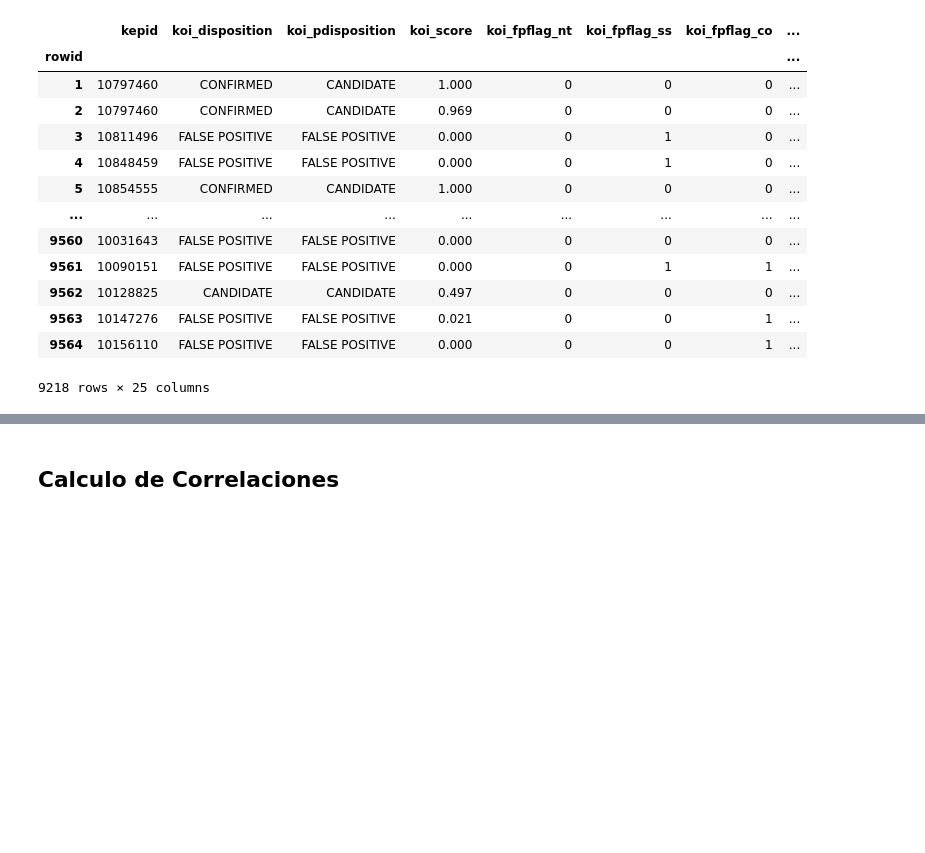
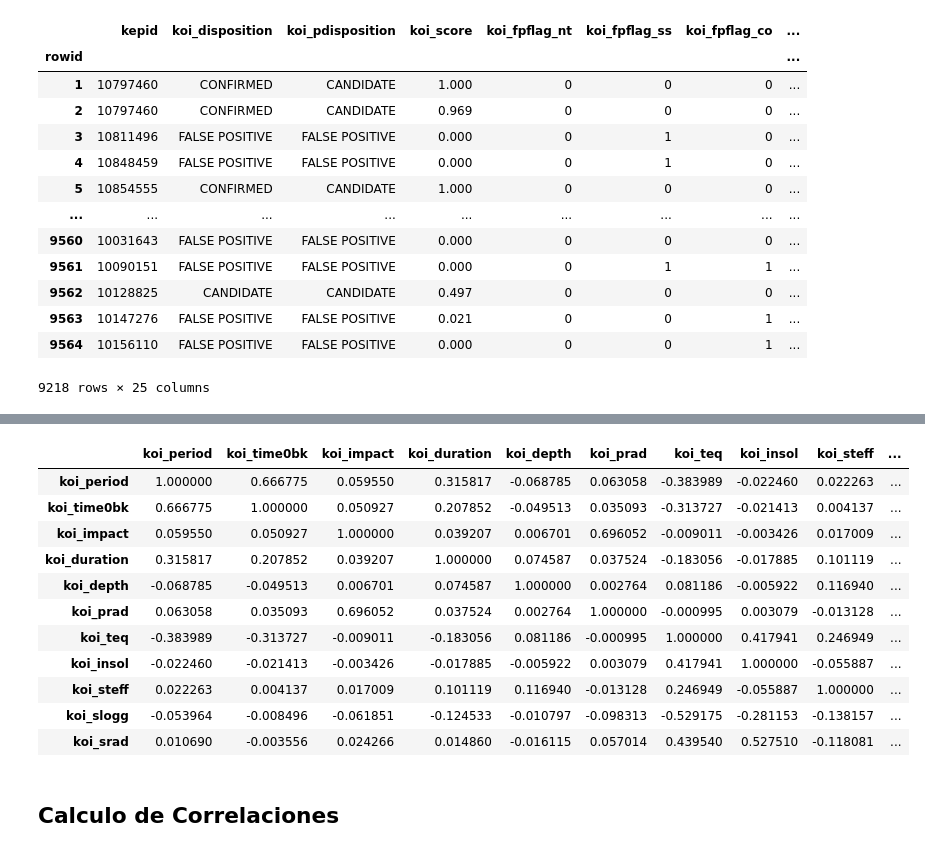
Before and after one commit to lvalencia232/KeplerExoplanet, a Jupyter notebook: kepler_exoplanet.ipynb, the cells around one changed output, grey strips where cells are left out. Saved outputs shown, nothing was run; the diff lists cells and outputs as text; code cells hidden in the pictures; blank space fills up the shorter version.

```diff
--- a/kepler_exoplanet.ipynb
+++ b/kepler_exoplanet.ipynb
@@ -364,0 +377,5 @@ df_copy2
+# %%
+disposition = ['koi_disposition','koi_pdisposition']
+koi_flags = ['koi_fpflag_nt','koi_fpflag_ss','koi_fpflag_co','koi_fpflag_ec']
+trans_prop = ['koi_period','koi_time0bk','koi_impact','koi_duration','koi_depth','koi_prad','koi_teq','koi_insol']
+stellar_par = ['koi_steff','koi_slogg','koi_srad']
@@ -365,3 +419,19 @@ df_copy2
+# %%
+df_copy2[trans_prop + stellar_par].corr()
+#veamos la correlacion entre las propiedades de transicion y los parametros estelares
+# %% [output]
+|  | koi_period | koi_time0bk | koi_impact | koi_duration | koi_depth | koi_prad | koi_teq | koi_insol | koi_steff | ... |
+| koi_period | 1.000000 | 0.666775 | 0.059550 | 0.315817 | -0.068785 | 0.063058 | -0.383989 | -0.022460 | 0.022263 | ... |
+| koi_time0bk | 0.666775 | 1.000000 | 0.050927 | 0.207852 | -0.049513 | 0.035093 | -0.313727 | -0.021413 | 0.004137 | ... |
+| koi_impact | 0.059550 | 0.050927 | 1.000000 | 0.039207 | 0.006701 | 0.696052 | -0.009011 | -0.003426 | 0.017009 | ... |
+| koi_duration | 0.315817 | 0.207852 | 0.039207 | 1.000000 | 0.074587 | 0.037524 | -0.183056 | -0.017885 | 0.101119 | ... |
+| koi_depth | -0.068785 | -0.049513 | 0.006701 | 0.074587 | 1.000000 | 0.002764 | 0.081186 | -0.005922 | 0.116940 | ... |
+| koi_prad | 0.063058 | 0.035093 | 0.696052 | 0.037524 | 0.002764 | 1.000000 | -0.000995 | 0.003079 | -0.013128 | ... |
+| koi_teq | -0.383989 | -0.313727 | -0.009011 | -0.183056 | 0.081186 | -0.000995 | 1.000000 | 0.417941 | 0.246949 | ... |
+| koi_insol | -0.022460 | -0.021413 | -0.003426 | -0.017885 | -0.005922 | 0.003079 | 0.417941 | 1.000000 | -0.055887 | ... |
+| koi_steff | 0.022263 | 0.004137 | 0.017009 | 0.101119 | 0.116940 | -0.013128 | 0.246949 | -0.055887 | 1.000000 | ... |
+| koi_slogg | -0.053964 | -0.008496 | -0.061851 | -0.124533 | -0.010797 | -0.098313 | -0.529175 | -0.281153 | -0.138157 | ... |
+| koi_srad | 0.010690 | -0.003556 | 0.024266 | 0.014860 | -0.016115 | 0.057014 | 0.439540 | 0.527510 | -0.118081 | ... |
 # %% [markdown]
 ## Calculo de Correlaciones
 # %%
```
Also changed, not shown: parts of 6 cells of this notebook.
